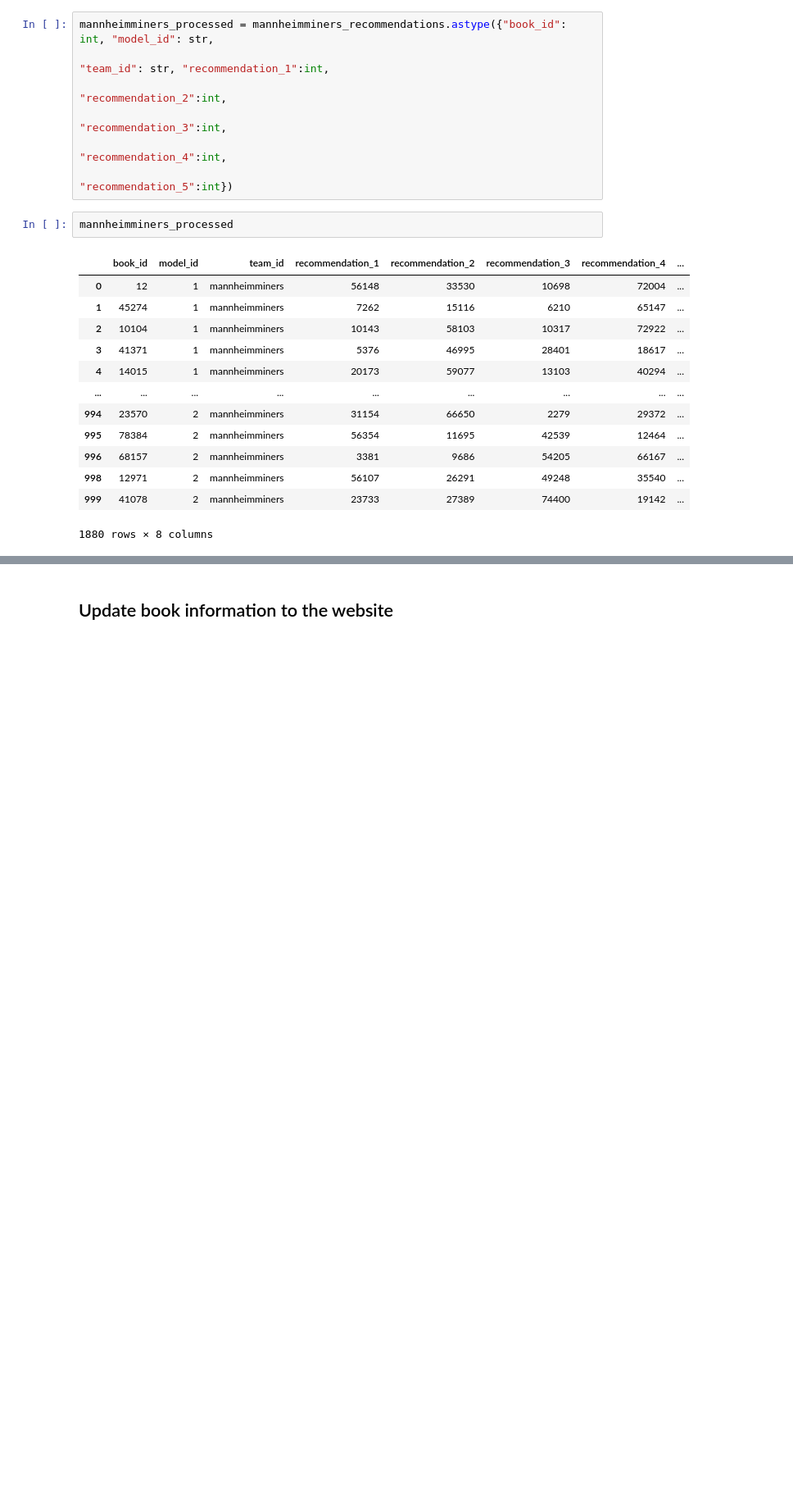
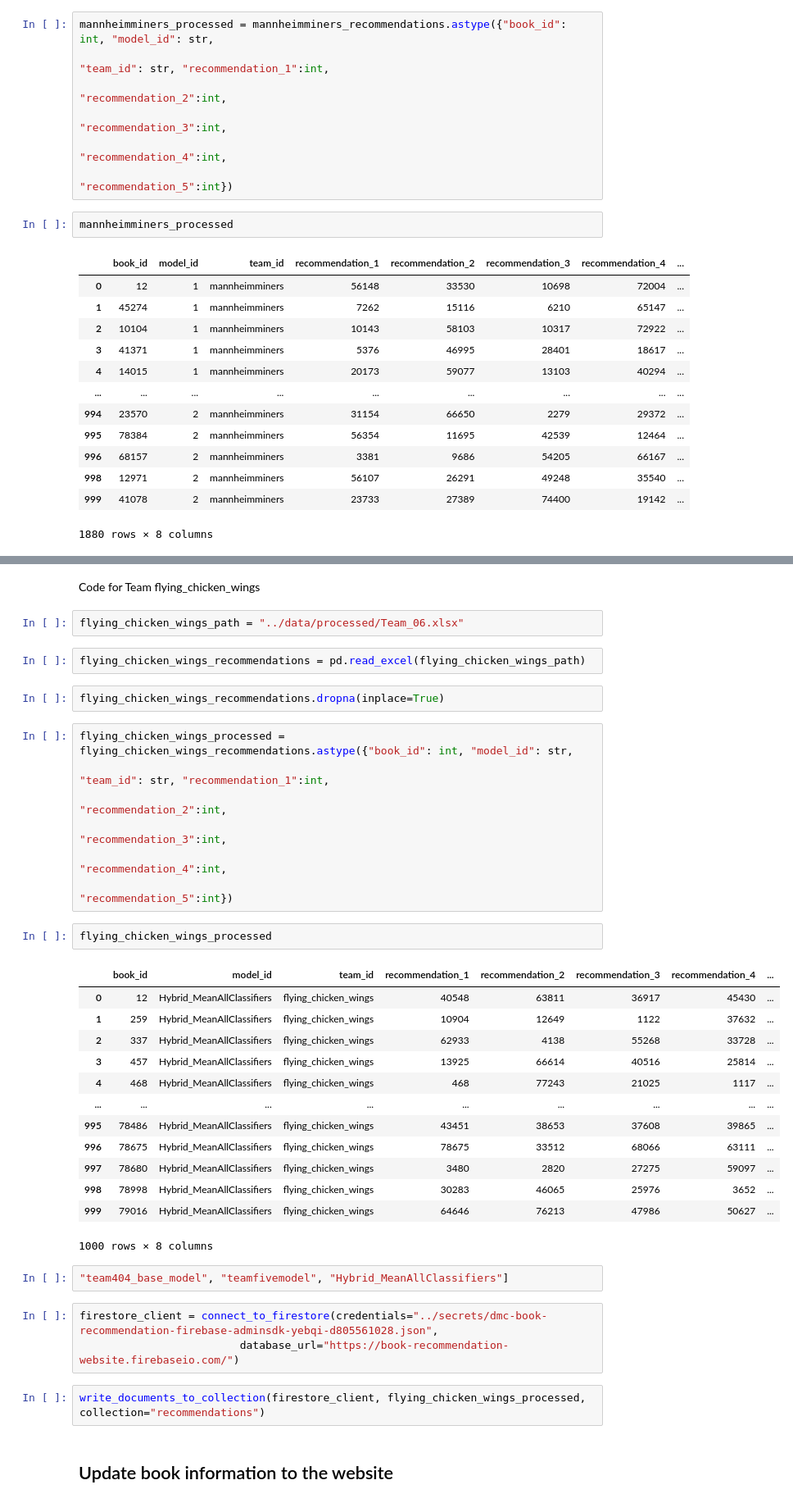
Before and after one commit to esthervogt/dmcup2021, a Jupyter notebook: notebooks/website_pipeline.ipynb, the cells around one changed output, grey strips where cells are left out. Shown: that part at 82% size. Saved outputs shown, nothing was run; the diff lists cells and outputs as text; blank space fills up the shorter version.

```diff
--- a/notebooks/website_pipeline.ipynb
+++ b/notebooks/website_pipeline.ipynb
@@ -116,3 +198,41 @@ write_documents_to_collection(firestore_client, model_recommendations, collectio
+# %% [markdown]
+Code for Team flying_chicken_wings
+# %%
+flying_chicken_wings_path = "../data/processed/Team_06.xlsx"
+# %%
+flying_chicken_wings_recommendations = pd.read_excel(flying_chicken_wings_path)
+# %%
+flying_chicken_wings_recommendations.dropna(inplace=True)
+# %%
+flying_chicken_wings_processed = flying_chicken_wings_recommendations.astype({"book_id": int, "model_id": str,
+                                                                        "team_id": str, "recommendation_1":int,
+                                                                        "recommendation_2":int,
+                                                                        "recommendation_3":int,
+                                                                        "recommendation_4":int,
+                                                                        "recommendation_5":int})
+# %%
+flying_chicken_wings_processed
+# %% [output]
+|  | book_id | model_id | team_id | recommendation_1 | recommendation_2 | recommendation_3 | recommendation_4 | ... |
+| 0 | 12 | Hybrid_MeanAllClassifiers | flying_chicken_wings | 40548 | 63811 | 36917 | 45430 | ... |
+| 1 | 259 | Hybrid_MeanAllClassifiers | flying_chicken_wings | 10904 | 12649 | 1122 | 37632 | ... |
+| 2 | 337 | Hybrid_MeanAllClassifiers | flying_chicken_wings | 62933 | 4138 | 55268 | 33728 | ... |
+| 3 | 457 | Hybrid_MeanAllClassifiers | flying_chicken_wings | 13925 | 66614 | 40516 | 25814 | ... |
+| 4 | 468 | Hybrid_MeanAllClassifiers | flying_chicken_wings | 468 | 77243 | 21025 | 1117 | ... |
+| ... | ... | ... | ... | ... | ... | ... | ... | ... |
+| 995 | 78486 | Hybrid_MeanAllClassifiers | flying_chicken_wings | 43451 | 38653 | 37608 | 39865 | ... |
+| 996 | 78675 | Hybrid_MeanAllClassifiers | flying_chicken_wings | 78675 | 33512 | 68066 | 63111 | ... |
+| 997 | 78680 | Hybrid_MeanAllClassifiers | flying_chicken_wings | 3480 | 2820 | 27275 | 59097 | ... |
+| 998 | 78998 | Hybrid_MeanAllClassifiers | flying_chicken_wings | 30283 | 46065 | 25976 | 3652 | ... |
+| 999 | 79016 | Hybrid_MeanAllClassifiers | flying_chicken_wings | 64646 | 76213 | 47986 | 50627 | ... |
+1000 rows × 8 columns
+# %%
+"team404_base_model", "teamfivemodel", "Hybrid_MeanAllClassifiers"]
+# %%
+firestore_client = connect_to_firestore(credentials="../secrets/dmc-book-recommendation-firebase-adminsdk-yebqi-d805561028.json",
+                         database_url="https://book-recommendation-website.firebaseio.com/")
+# %%
+write_documents_to_collection(firestore_client, flying_chicken_wings_processed, collection="recommendations")
 # %% [markdown]
 ## Update book information to the website
 # %%
```
Also changed, not shown: parts of 50 cells of this notebook.
